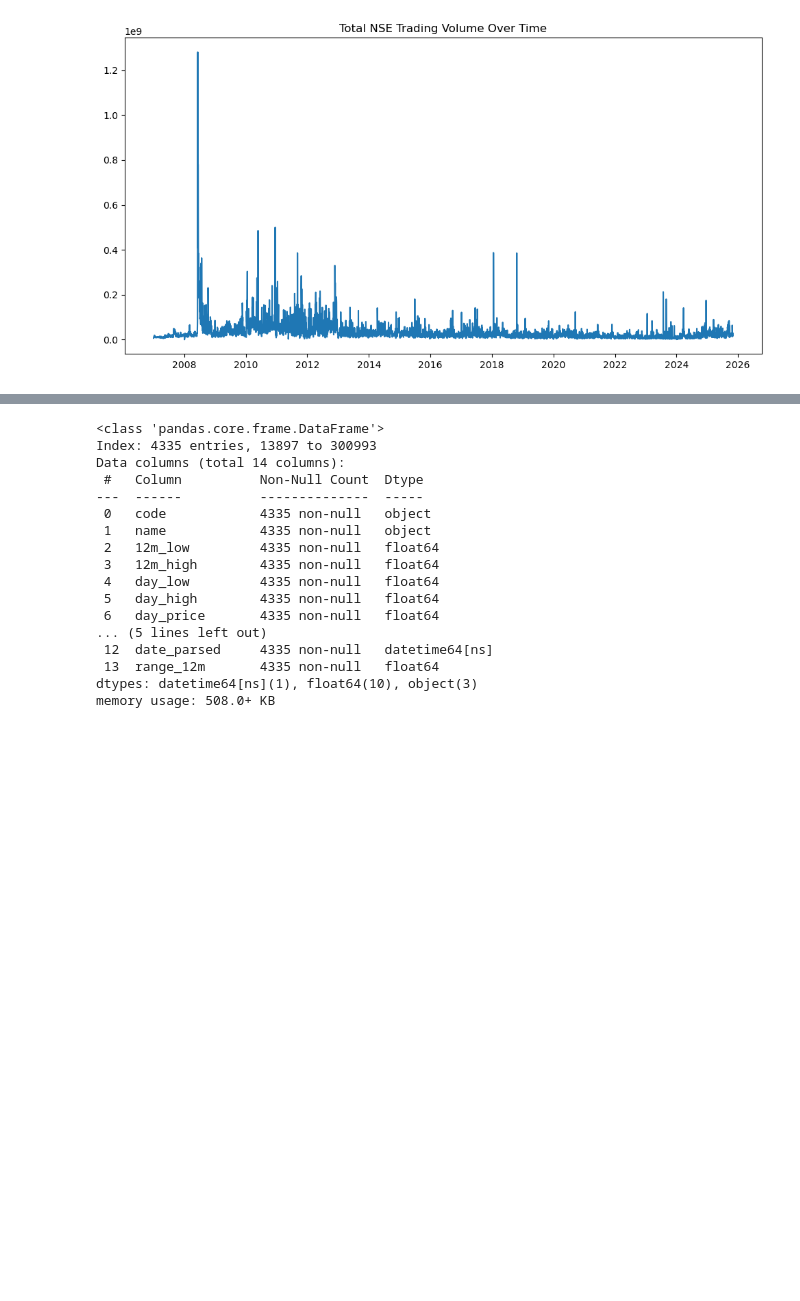
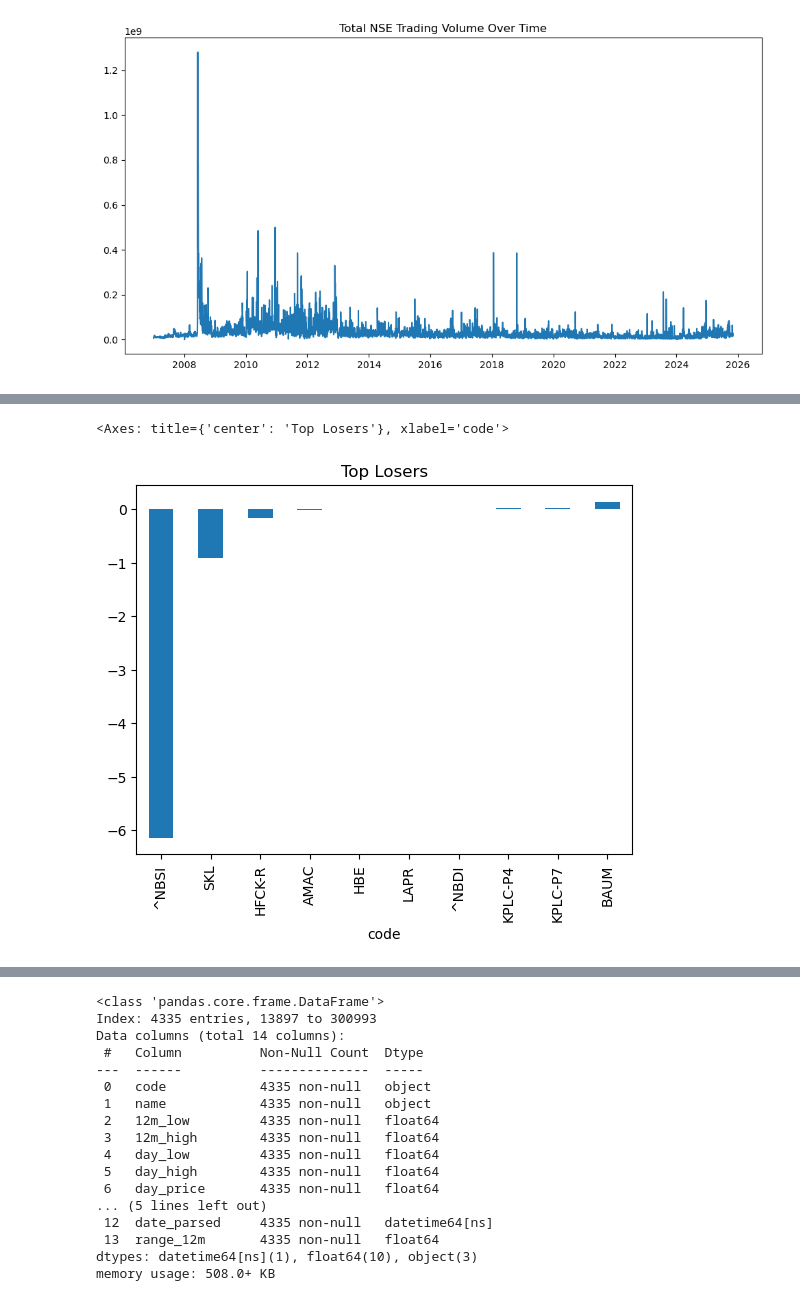
Before and after one commit to Assesa44/Stock-Market-Prediction, a Jupyter notebook: notebooks/business_understanding.ipynb, the cells around one changed output, grey strips where cells are left out. Saved outputs shown, nothing was run; the diff lists cells and outputs as text; code cells hidden in the pictures; blank space fills up the shorter version.

```diff
--- a/notebooks/business_understanding.ipynb
+++ b/notebooks/business_understanding.ipynb
@@ -1051,4 +1076,0 @@ volatility.plot(kind= 'bar', title= 'Most Volatile Stocks')
-# %%
-cleaning_df['range_12m'] = cleaning_df['12m_high'] - cleaning_df['12m_low']
-
-sns.histplot(cleaning_df['range_12m'])
@@ -1061,0 +1082,6 @@ Safaricom officially listed and commenced trading on the Nairobi Securities Exch
+# %%
+# plotting top losers
+cleaning_df.groupby('code')['change%'].mean().sort_values().head(10).plot(kind='bar', title= 'Top Losers');
+# %% [output]
+<Axes: title={'center': 'Top Losers'}, xlabel='code'>
+[figure, added]
```
Also changed, not shown: parts of 41 cells of this notebook.
